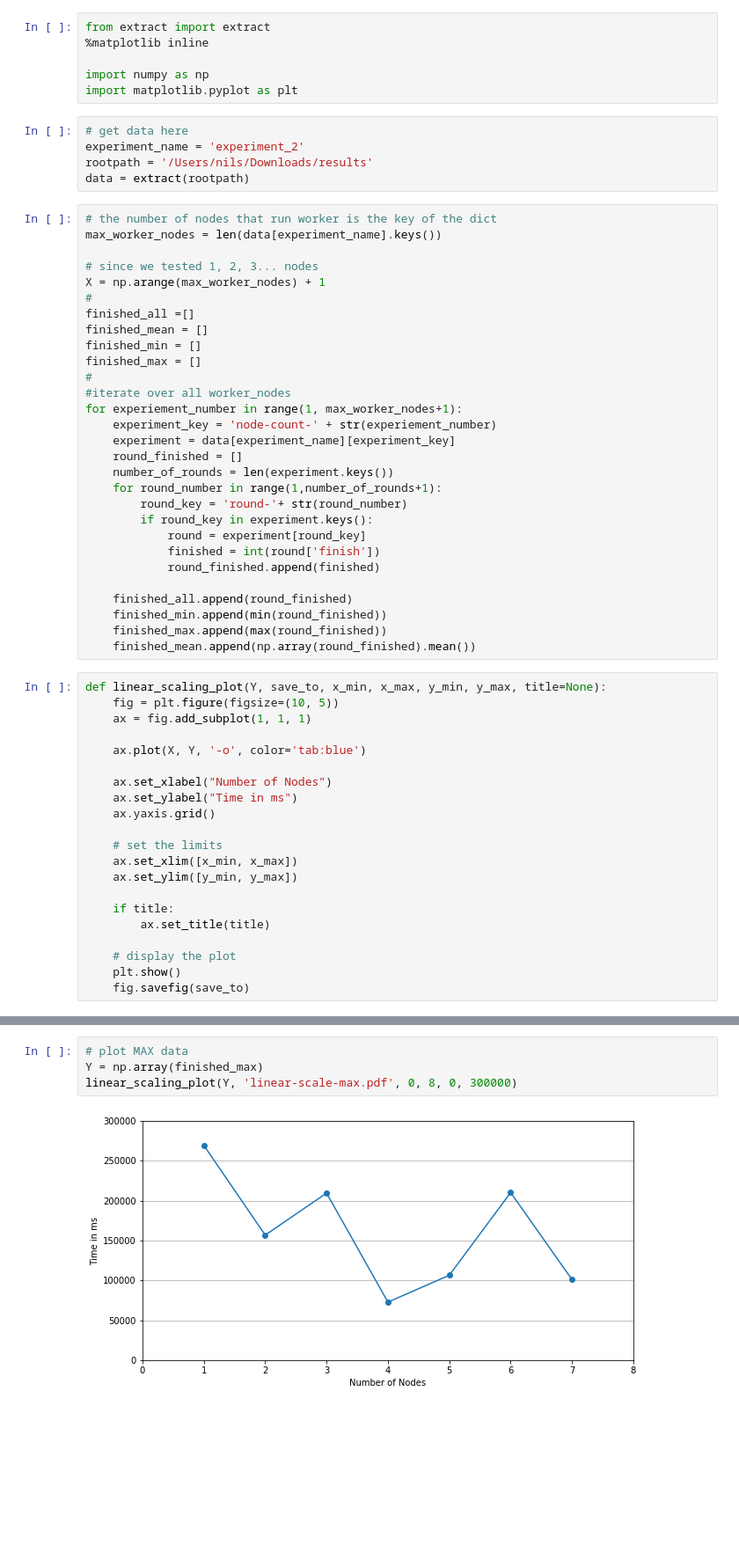
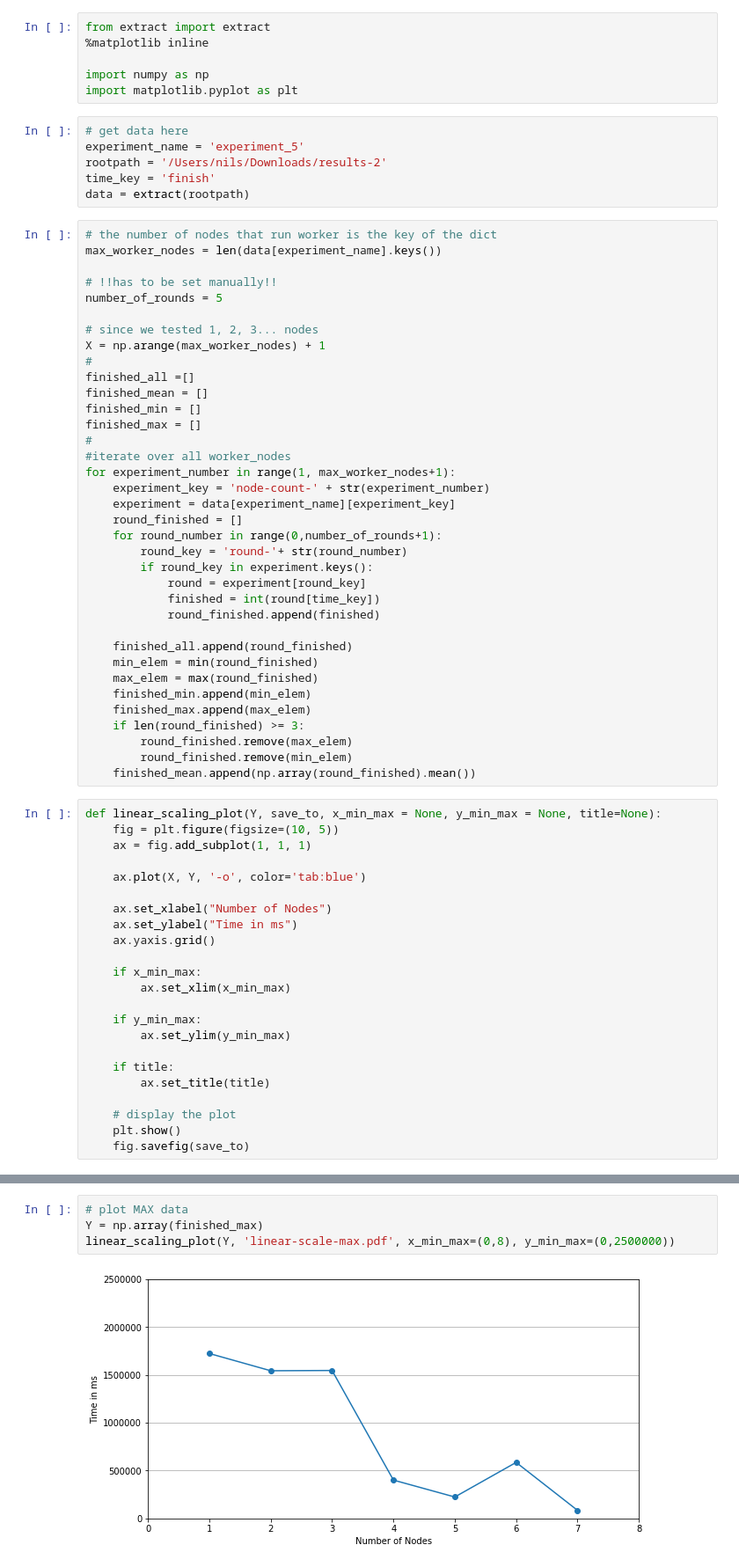
Before and after one commit to jmakr0/Distributed-Entity-Resolution, a Jupyter notebook: evaluation/plot/scaleout.ipynb, the cells around one changed output, grey strips where cells are left out. Shown at 88% size. Drawn from its saved outputs; the diff is of its cells as text; blank space fills up the shorter version.

```diff
--- a/evaluation/plot/scaleout.ipynb
+++ b/evaluation/plot/scaleout.ipynb
@@ -6,12 +6,16 @@ import numpy as np
 import matplotlib.pyplot as plt
 # %%
 # get data here
-experiment_name = 'experiment_2'
-rootpath = '/Users/nils/Downloads/results'
+experiment_name = 'experiment_5'
+rootpath = '/Users/nils/Downloads/results-2'
+time_key = 'finish'
 data = extract(rootpath)
 # %%
 # the number of nodes that run worker is the key of the dict
 max_worker_nodes = len(data[experiment_name].keys())
+
+# !!has to be set manually!!
+number_of_rounds = 5
 
 # since we tested 1, 2, 3... nodes
 X = np.arange(max_worker_nodes) + 1
@@ -22,24 +26,28 @@ finished_min = []
 finished_max = []
 #
 #iterate over all worker_nodes
-for experiement_number in range(1, max_worker_nodes+1):
-    experiment_key = 'node-count-' + str(experiement_number)
+for experiment_number in range(1, max_worker_nodes+1):
+    experiment_key = 'node-count-' + str(experiment_number)
     experiment = data[experiment_name][experiment_key]
     round_finished = []
-    number_of_rounds = len(experiment.keys())
-    for round_number in range(1,number_of_rounds+1):
+    for round_number in range(0,number_of_rounds+1):
         round_key = 'round-'+ str(round_number)
         if round_key in experiment.keys():
             round = experiment[round_key]
-            finished = int(round['finish'])
+            finished = int(round[time_key])
             round_finished.append(finished)
 
     finished_all.append(round_finished)
-    finished_min.append(min(round_finished))
-    finished_max.append(max(round_finished))
+    min_elem = min(round_finished)
+    max_elem = max(round_finished)
+    finished_min.append(min_elem)
+    finished_max.append(max_elem)
+    if len(round_finished) >= 3:
+        round_finished.remove(max_elem)
+        round_finished.remove(min_elem)
     finished_mean.append(np.array(round_finished).mean())
 # %%
-def linear_scaling_plot(Y, save_to, x_min, x_max, y_min, y_max, title=None):
+def linear_scaling_plot(Y, save_to, x_min_max = None, y_min_max = None, title=None):
     fig = plt.figure(figsize=(10, 5))
     ax = fig.add_subplot(1, 1, 1)
 
@@ -49,9 +57,11 @@ def linear_scaling_plot(Y, save_to, x_min, x_max, y_min, y_max, title=None):
     ax.set_ylabel("Time in ms")
     ax.yaxis.grid()
 
-    # set the limits
-    ax.set_xlim([x_min, x_max])
-    ax.set_ylim([y_min, y_max])
+    if x_min_max:
+        ax.set_xlim(x_min_max)
+
+    if y_min_max:
+        ax.set_ylim(y_min_max)
 
     if title:
         ax.set_title(title)
@@ -74,6 +84,6 @@ linear_scaling_plot(Y, 'linear-scale-min.pdf', 0, 8, 0, 300000)
 # %%
 # plot MAX data
 Y = np.array(finished_max)
-linear_scaling_plot(Y, 'linear-scale-max.pdf', 0, 8, 0, 300000)
+linear_scaling_plot(Y, 'linear-scale-max.pdf', x_min_max=(0,8), y_min_max=(0,2500000))
 # %% [output]
-[figure, old version]
+[figure, new version]
```
Also changed, not shown: parts of 2 cells of this notebook, 1 other file.
